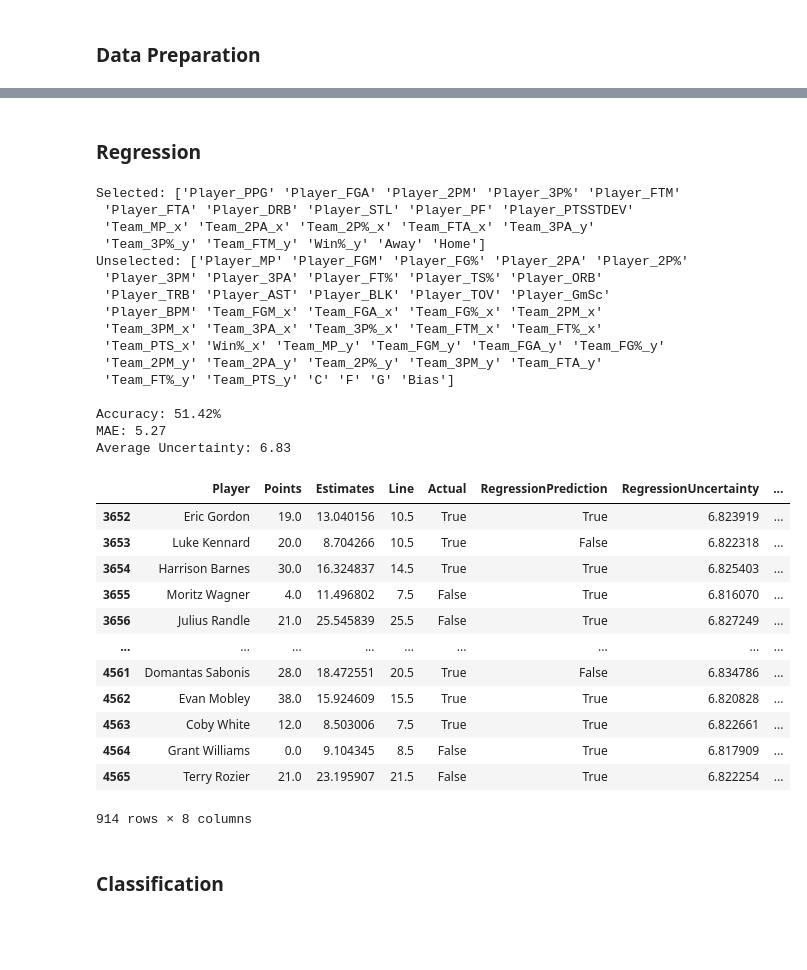
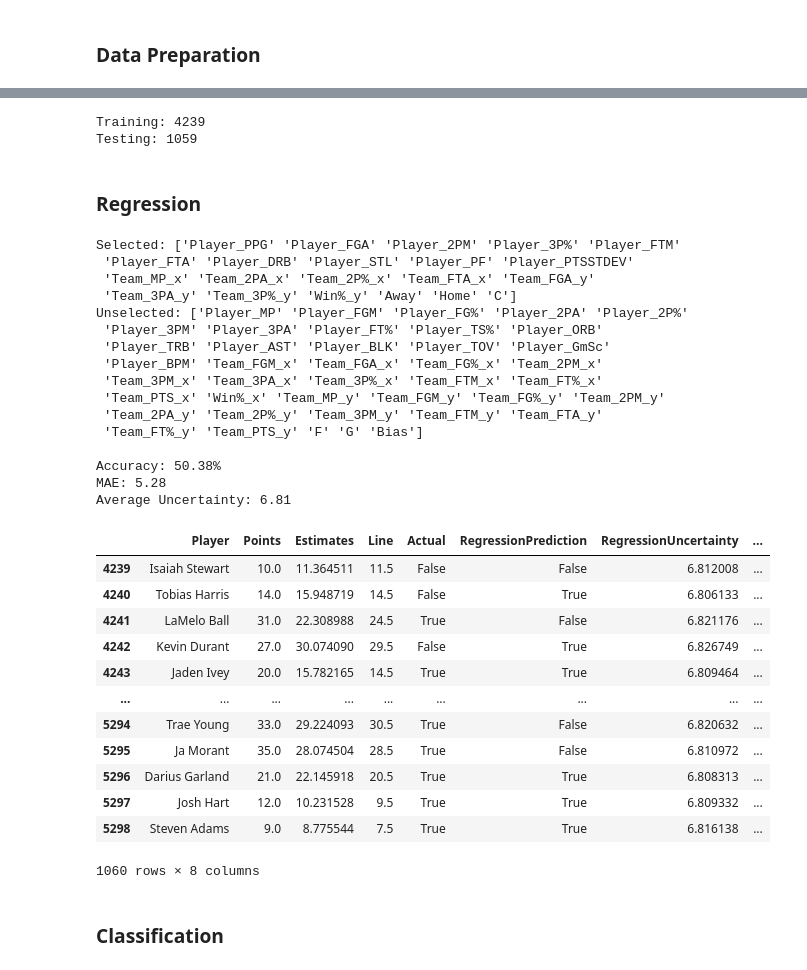
Before and after one commit to apsankaran/SportsBetting, a Jupyter notebook: Model.ipynb, the cells around one changed output, grey strips where cells are left out. Drawn from its saved outputs; the diff is of its cells as text; code cells hidden in the pictures; blank space fills up the shorter version.

```diff
--- a/Model.ipynb
+++ b/Model.ipynb
@@ -441,7 +441,7 @@ if (False):
 # %%
 # returns only selected features of X
 
-def select_regression_features(X, y):
+def select_features(X, y):
 
     feature_selection_pipeline = Pipeline([
         ('scaler',StandardScaler()),
@@ -485,7 +479,7 @@ def regression_probability(line, estimate, uncertainty):
 #### Prepare Training/Testing Data
 
 # remove data before a given date
-df = df[df['Date'] >= '2022-11-18']
+df = df[df['Date'] >= '2022-11-07']
 
 # drop na values
 
@@ -556,13 +550,19 @@ X_saved = X
 # train test split
 p = 0.8 # proportion of data used for training (rest used for testing)
 n = len(X) # sample size
+
+print("Training:", int(n*p))
+print("Testing:", int(n*(1-p)))
+# %% [output]
+Training: 4239
+Testing: 1059
 # %% [markdown]
 ### Regression
 # %%
 X = X_saved
 
 # Feature Selection
-X = select_regression_features(X, pts)
+X = select_features(X, pts)
 
 # sample size
 n = len(X)
@@ -578,53 +578,53 @@ predictions = estimates > lines[int(p*n):]
 uncertainties = model_output[1]
 probabilities = regression_probability(lines[int(p*n):], estimates, uncertainties)
 
 regression_df = pd.DataFrame({'Player': players[int(p*n):],
                              'Points': pts[int(p*n):],
                              'Estimates': estimates,
                               'Line': lines[int(p*n):],
                               'Actual': bets[int(p*n):],
                             'RegressionPrediction': predictions,
                              'RegressionUncertainty': uncertainties,
                              'RegressionProbability': probabilities})
 
 # results
 accuracy = statistics.mean(regression_df['Actual'] == regression_df['RegressionPrediction'])
 mae = metrics.mean_absolute_error(pts[int(p*n):], estimates)
 
 print("Accuracy: " + str(round(accuracy*100,2)) + "%")
 print("MAE:", round(mae,2))
 print("Average Uncertainty:", round(statistics.mean(uncertainties),2))
 regression_df
 # %% [output]
 Selected: ['Player_PPG' 'Player_FGA' 'Player_2PM' 'Player_3P%' 'Player_FTM'
  'Player_FTA' 'Player_DRB' 'Player_STL' 'Player_PF' 'Player_PTSSTDEV'
- 'Team_MP_x' 'Team_2PA_x' 'Team_2P%_x' 'Team_FTA_x' 'Team_3PA_y'
- 'Team_3P%_y' 'Team_FTM_y' 'Win%_y' 'Away' 'Home']
+ 'Team_MP_x' 'Team_2PA_x' 'Team_2P%_x' 'Team_FTA_x' 'Team_FGA_y'
+ 'Team_3PA_y' 'Team_3P%_y' 'Win%_y' 'Away' 'Home' 'C']
 Unselected: ['Player_MP' 'Player_FGM' 'Player_FG%' 'Player_2PA' 'Player_2P%'
  'Player_3PM' 'Player_3PA' 'Player_FT%' 'Player_TS%' 'Player_ORB'
  'Player_TRB' 'Player_AST' 'Player_BLK' 'Player_TOV' 'Player_GmSc'
  'Player_BPM' 'Team_FGM_x' 'Team_FGA_x' 'Team_FG%_x' 'Team_2PM_x'
  'Team_3PM_x' 'Team_3PA_x' 'Team_3P%_x' 'Team_FTM_x' 'Team_FT%_x'
- 'Team_PTS_x' 'Win%_x' 'Team_MP_y' 'Team_FGM_y' 'Team_FGA_y' 'Team_FG%_y'
- 'Team_2PM_y' 'Team_2PA_y' 'Team_2P%_y' 'Team_3PM_y' 'Team_FTA_y'
- 'Team_FT%_y' 'Team_PTS_y' 'C' 'F' 'G' 'Bias']
+ 'Team_PTS_x' 'Win%_x' 'Team_MP_y' 'Team_FGM_y' 'Team_FG%_y' 'Team_2PM_y'
+ 'Team_2PA_y' 'Team_2P%_y' 'Team_3PM_y' 'Team_FTM_y' 'Team_FTA_y'
+ 'Team_FT%_y' 'Team_PTS_y' 'F' 'G' 'Bias']
 
-Accuracy: 51.42%
-MAE: 5.27
-Average Uncertainty: 6.83
+Accuracy: 50.38%
+MAE: 5.28
+Average Uncertainty: 6.81
 |  | Player | Points | Estimates | Line | Actual | RegressionPrediction | RegressionUncertainty | ... |
-| 3652 | Eric Gordon | 19.0 | 13.040156 | 10.5 | True | True | 6.823919 | ... |
-| 3653 | Luke Kennard | 20.0 | 8.704266 | 10.5 | True | False | 6.822318 | ... |
-| 3654 | Harrison Barnes | 30.0 | 16.324837 | 14.5 | True | True | 6.825403 | ... |
-| 3655 | Moritz Wagner | 4.0 | 11.496802 | 7.5 | False | True | 6.816070 | ... |
-| 3656 | Julius Randle | 21.0 | 25.545839 | 25.5 | False | True | 6.827249 | ... |
+| 4239 | Isaiah Stewart | 10.0 | 11.364511 | 11.5 | False | False | 6.812008 | ... |
+| 4240 | Tobias Harris | 14.0 | 15.948719 | 14.5 | False | True | 6.806133 | ... |
+| 4241 | LaMelo Ball | 31.0 | 22.308988 | 24.5 | True | False | 6.821176 | ... |
+| 4242 | Kevin Durant | 27.0 | 30.074090 | 29.5 | False | True | 6.826749 | ... |
+| 4243 | Jaden Ivey | 20.0 | 15.782165 | 14.5 | True | True | 6.809464 | ... |
 | ... | ... | ... | ... | ... | ... | ... | ... | ... |
-| 4561 | Domantas Sabonis | 28.0 | 18.472551 | 20.5 | True | False | 6.834786 | ... |
-| 4562 | Evan Mobley | 38.0 | 15.924609 | 15.5 | True | True | 6.820828 | ... |
-| 4563 | Coby White | 12.0 | 8.503006 | 7.5 | True | True | 6.822661 | ... |
-| 4564 | Grant Williams | 0.0 | 9.104345 | 8.5 | False | True | 6.817909 | ... |
-| 4565 | Terry Rozier | 21.0 | 23.195907 | 21.5 | False | True | 6.822254 | ... |
+| 5294 | Trae Young | 33.0 | 29.224093 | 30.5 | True | False | 6.820632 | ... |
+| 5295 | Ja Morant | 35.0 | 28.074504 | 28.5 | True | False | 6.810972 | ... |
+| 5296 | Darius Garland | 21.0 | 22.145918 | 20.5 | True | True | 6.808313 | ... |
+| 5297 | Josh Hart | 12.0 | 10.231528 | 9.5 | True | True | 6.809332 | ... |
+| 5298 | Steven Adams | 9.0 | 8.775544 | 7.5 | True | True | 6.816138 | ... |
-914 rows × 8 columns
+1060 rows × 8 columns
 # %% [markdown]
 ### Classification
 # %%
```
Also changed, not shown: parts of 4 cells of this notebook.
